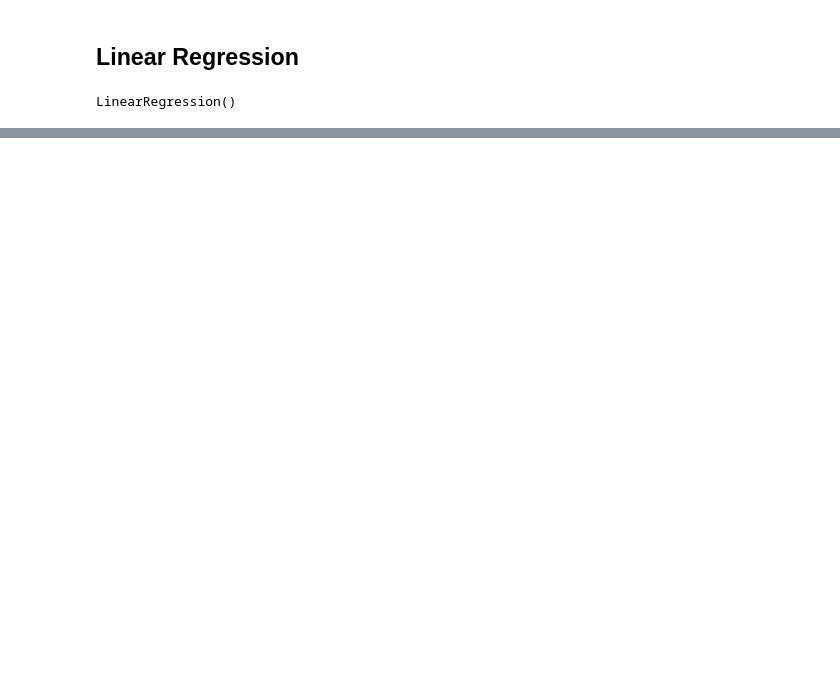
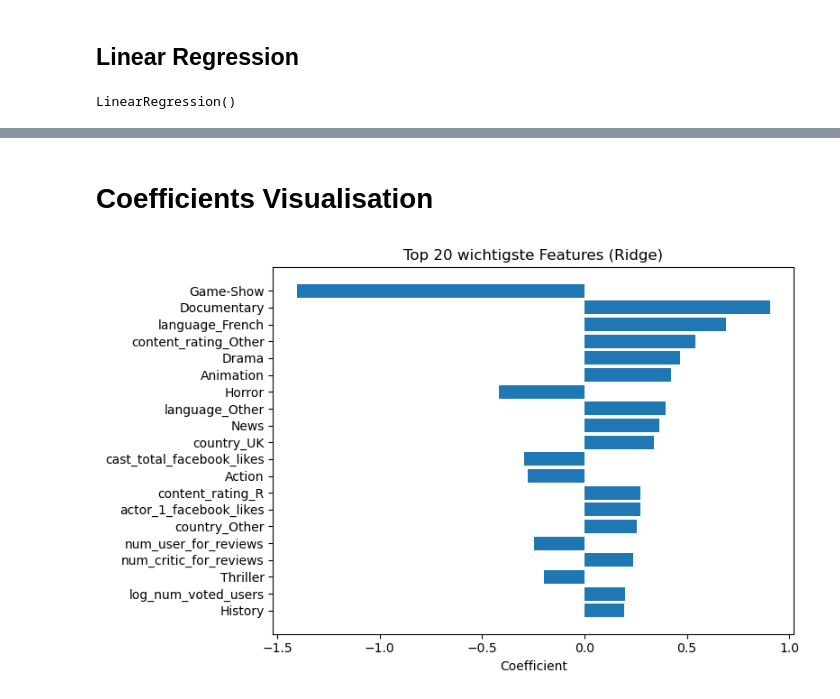
Before and after one commit to annayaroshenko505-ai/imdb_score_prediction, a Jupyter notebook: imdb_score_prediction.ipynb, the cells around one changed output, grey strips where cells are left out. Drawn from its saved outputs; the diff is of its cells as text; code cells hidden in the pictures; blank space fills up the shorter version.

```diff
--- a/imdb_score_prediction.ipynb
+++ b/imdb_score_prediction.ipynb
@@ -428,12 +760,11 @@ X_test_scaled = scaler.transform(X_test)
 # %%
 baseline = DummyRegressor(strategy="mean")
 
-baseline.fit(X_train, y_train)
+baseline.fit(X_train_scaled, y_train)
 
-pred_baseline = baseline.predict(X_val)
+pred_baseline = baseline.predict(X_val_scaled)
 
-print(
-    "Baseline MSE:",
-    mean_squared_error(y_val, pred_baseline)
-)
+print("Baseline MAE:", mean_absolute_error(y_val, pred_baseline))
+print("Baseline MSE:", mean_squared_error(y_val, pred_baseline))
+print("Baseline R²:", r2_score(y_val, pred_baseline))
 # %% [output]
@@ -497,0 +834,7 @@ Test R²: -185.28927652559983
+# %%
+from sklearn.linear_model import Ridge
+
+ridge_model = Ridge(alpha=1.0)
+# alpha steuert die Stärke der Regularisierung.
+# Höheres alpha bedeutet stärkere Bestrafung großer Koeffizienten
+ridge_model.fit(X_train_scaled, y_train)
@@ -497,0 +882,14 @@ Test R²: -185.28927652559983
+# %%
+coef_df = pd.DataFrame({
+    "Feature": X_train_scaled.columns,
+    "Coefficient": ridge_model.coef_
+})
+
+coef_df["Abs"] = coef_df["Coefficient"].abs()
+
+coef_sorted = coef_df.sort_values(
+    by="Abs",
+    ascending=False
+).head(20)
+
+print(coef_sorted)
@@ -497,0 +914,13 @@ Test R²: -185.28927652559983
+# %% [markdown]
+# Coefficients Visualisation
+# %%
+
+
+plt.figure(figsize=(8,5))
+plt.barh(coef_sorted["Feature"][::-1], coef_sorted["Coefficient"][::-1])
+plt.title("Top 20 wichtigste Features (Ridge)")
+plt.xlabel("Coefficient")
+plt.tight_layout()
+plt.show()
+# %% [output]
+[figure, added]
```
Also changed, not shown: parts of 90 cells of this notebook, 1 other file.
